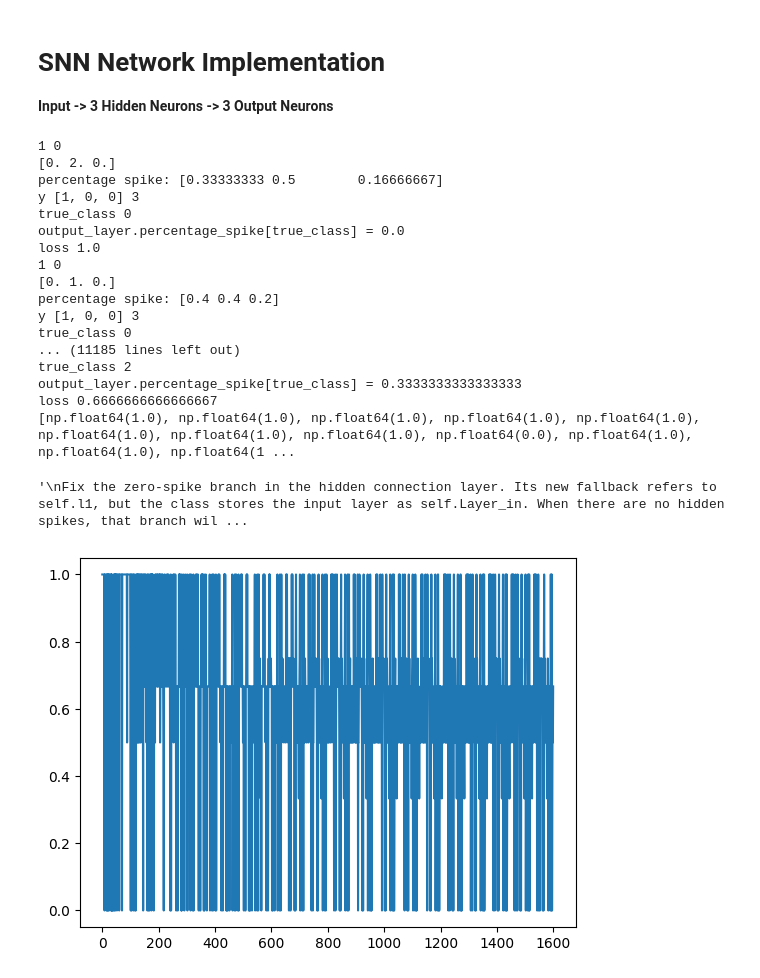
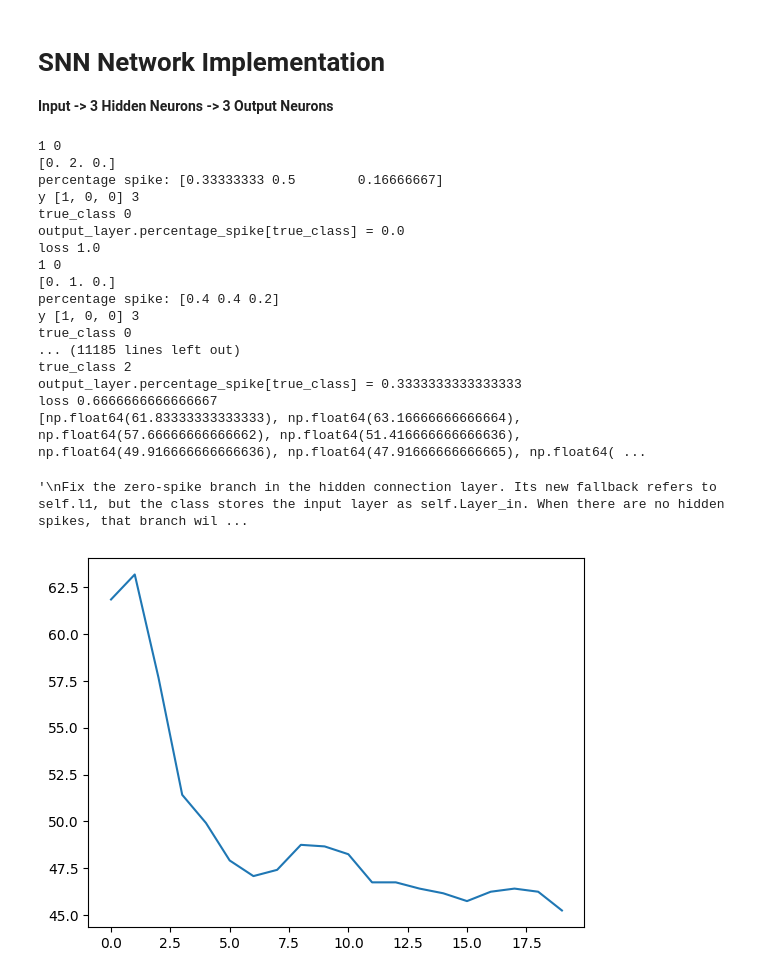
Before and after one commit to kadgitub7/LIF-based-SNN-on-FPGA, a Jupyter notebook: SNN_Custom_Model.ipynb, the cells around one changed output. Cells and saved outputs as stored; diff of their text form; code cells hidden in the pictures.

Commit message:
got decreasing loss when looking at epoch avg

```diff
--- a/SNN_Custom_Model.ipynb
+++ b/SNN_Custom_Model.ipynb
@@ -117,6 +117,7 @@ class Spike_neuron():
         self.spike_input_corr = np.zeros(3)
 
     def accumulate(self, inputs):
+        self.output = 0
         # If the neuron is in resting state(cooldown) then no inputs are recieved
         # If the neuron is accepting inputs then it is is the matrix product of the inputs with the weights to obtain a single value which is added and checked with potential
         # If the potential is high enough then se fire for this neuron
@@ -328,12 +329,12 @@ potentials_3_2 = []
 # activation functions
 input2 = []
 
-loss = []
+loss_per_epoch = []
 epoch = 20
 
 for j in range(epoch):
+    epoch_loss = 0
     for l in range(len(X_train)):
-
         potentials_1 = []
         potentials_2 = []
         potentials_3 = []
@@ -366,7 +367,7 @@ for j in range(epoch):
         print(decision_layer.predict_output(), np.argmax(y_train[l]))
         print(decision_layer.output_count)
 
-        loss.append(Training_Changes([connect_layer], decision_layer, y_train[l]))
+        epoch_loss += (Training_Changes([connect_layer], decision_layer, y_train[l]))
 
         connect_layer.freq_count = np.zeros(l1.num_neuron)
         decision_layer.output_count = np.zeros(l2.num_neuron)
@@ -376,40 +377,42 @@ for j in range(epoch):
 
         for neuron in l2.neuron_list:
             neuron.reset_state()
+    loss_per_epoch.append(epoch_loss)
 
+x_s = np.arange(0,len(loss_per_epoch),1)
 
-x_s = np.arange(0,len(loss),1)
+plt.plot(x_s,loss_per_epoch)
 
-plt.plot(x_s,loss)
-
-print(loss)
+print(loss_per_epoch)
 
 ##------------------ To Do: -----------------##
 '''
 Fix the zero-spike branch in the hidden connection layer. Its new fallback refers to self.l1, but the class stores the input layer as self.Layer_in. When there are no hidden spikes, that branch will raise AttributeError. Use the stored layer reference there. Also, output_collect() uses the global l1 rather than the instance’s input layer; use the instance reference so this class behaves correctly outside this specific notebook setup.
+
+Threshold may be going downwards over time and resulting in negative thresholds
 
 Keep accuracy separate from loss. Your print now compares the predicted class to argmax(y_train[l]), which is the right comparison. Record whether that comparison is correct for each sample and report accuracy by epoch. Keep the spike-share value labeled as a diagnostic unless you replace it with a defined training objective. For ties or no output spikes, decide explicitly whether prediction should be “no prediction” or a deterministic fallback; currently predict_output() silently returns class 0.
 
 '''
 # Need to plot figures
 # Need to generate diagrams for each point
 # %% [output]
 1 0
 [0. 2. 0.]
 percentage spike: [0.33333333 0.5        0.16666667]
 y [1, 0, 0] 3
 true_class 0
 output_layer.percentage_spike[true_class] = 0.0
 loss 1.0
 1 0
 [0. 1. 0.]
 percentage spike: [0.4 0.4 0.2]
 y [1, 0, 0] 3
 true_class 0
 ... (11185 lines left out)
 true_class 2
 output_layer.percentage_spike[true_class] = 0.3333333333333333
 loss 0.6666666666666667
-[np.float64(1.0), np.float64(1.0), np.float64(1.0), np.float64(1.0), np.float64(1.0), np.float64(1.0), np.float64(1.0), np.float64(1.0), np.float64(0.0), np.float64(1.0), np.float64(1.0), np.float64(1 ...
+[np.float64(61.83333333333333), np.float64(63.16666666666664), np.float64(57.66666666666662), np.float64(51.416666666666636), np.float64(49.916666666666636), np.float64(47.91666666666665), np.float64( ...
 '\nFix the zero-spike branch in the hidden connection layer. Its new fallback refers to self.l1, but the class stores the input layer as self.Layer_in. When there are no hidden spikes, that branch wil ...
-[figure, old version]
+[figure, new version]
```
